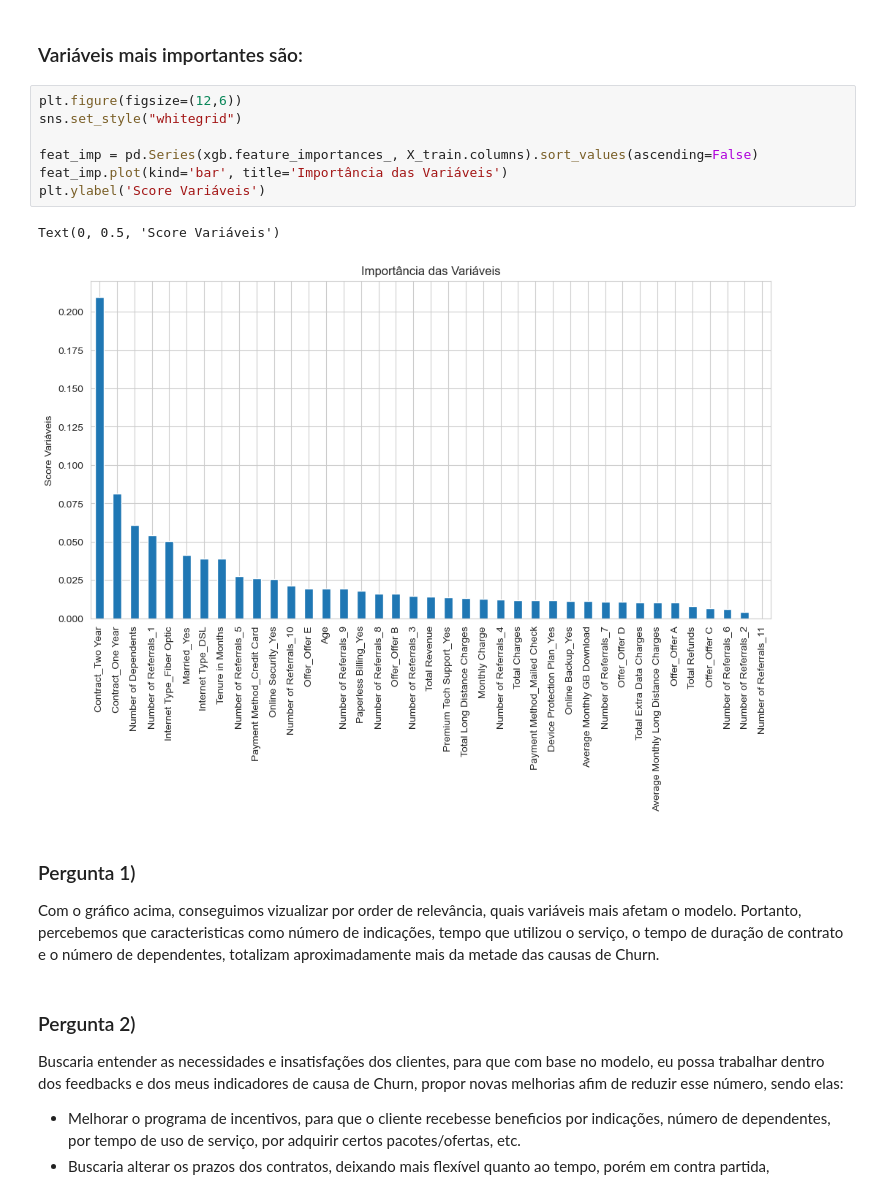
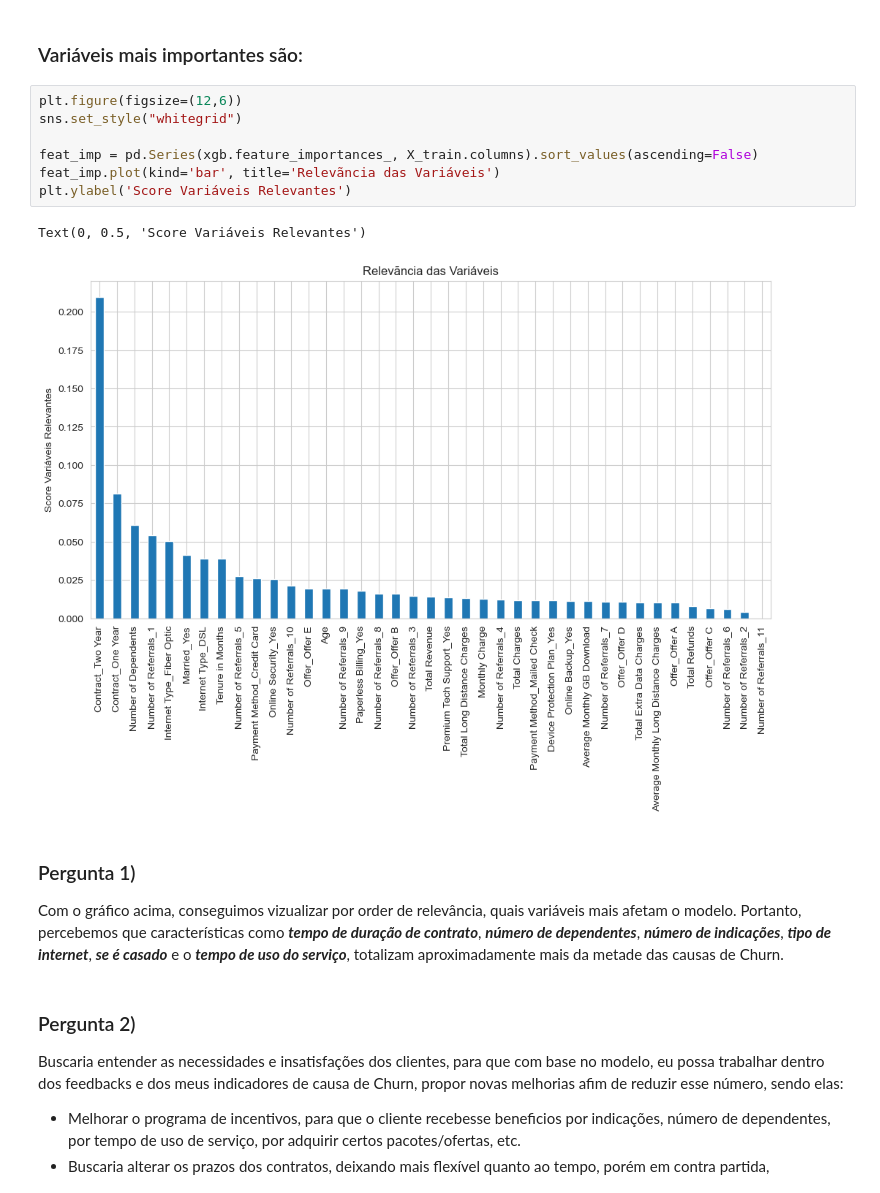
Before and after one commit to Passaret/Case-Churn, a Jupyter notebook: Customer_Churn_Prediction.ipynb, the cells around one changed output. Drawn from its saved outputs; the diff is of its cells as text.

```diff
--- a/Customer_Churn_Prediction.ipynb
+++ b/Customer_Churn_Prediction.ipynb
@@ -1629,17 +1628,17 @@ weighted avg       0.81      0.81      0.81      1451
 # %%
 plt.figure(figsize=(12,6))
 sns.set_style("whitegrid")
 
 feat_imp = pd.Series(xgb.feature_importances_, X_train.columns).sort_values(ascending=False)
-feat_imp.plot(kind='bar', title='Importância das Variáveis')
-plt.ylabel('Score Variáveis')
+feat_imp.plot(kind='bar', title='Relevãncia das Variáveis')
+plt.ylabel('Score Variáveis Relevantes')
 # %% [output]
-Text(0, 0.5, 'Score Variáveis')
+Text(0, 0.5, 'Score Variáveis Relevantes')
-[figure, old version]
+[figure, new version]
 # %% [markdown]
 ### Pergunta 1)
 
-Com o gráfico acima, conseguimos vizualizar por order de relevância, quais variáveis mais afetam o modelo. Portanto, percebemos que caracteristicas como número de indicações, tempo que utilizou o serviço, o tempo de duração de contrato e o número de dependentes, totalizam aproximadamente mais da metade das causas de Churn.
+Com o gráfico acima, conseguimos vizualizar por order de relevância, quais variáveis mais afetam o modelo. Portanto, percebemos que características como _**tempo de duração de contrato**_, _**número de dependentes**_, _**número de indicações**_, _**tipo de internet**_, _**se é casado**_ e o _**tempo de uso do serviço**_, totalizam aproximadamente mais da metade das causas de Churn.
 # %% [markdown]
 ### Pergunta 2)
 
```
Also changed, not shown: parts of 1 cell of this notebook.
